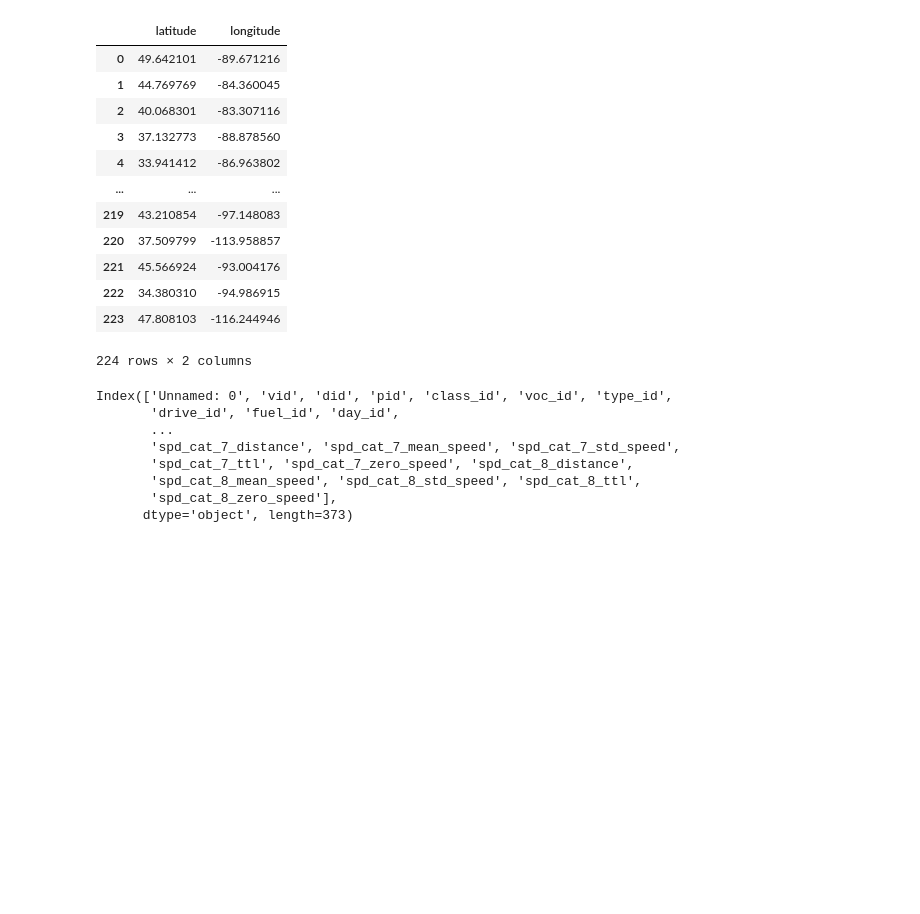
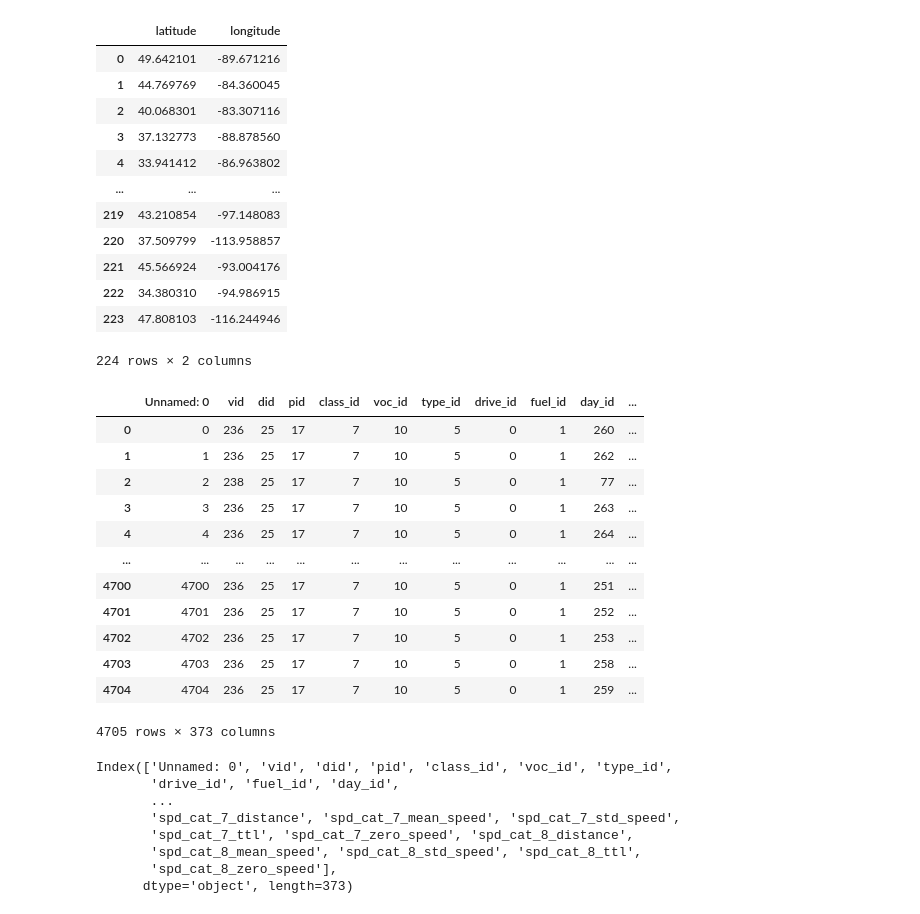
Before and after one commit to kvakada/TimeSeries-Analysis, a Jupyter notebook: Data Preprocessing/Fleet_Data_Inspection.ipynb, the cells around one changed output. Cells and saved outputs as stored; diff of their text form; code cells hidden in the pictures; blank space fills up the shorter version.

```diff
--- a/Data Preprocessing/Fleet_Data_Inspection.ipynb
+++ b/Data Preprocessing/Fleet_Data_Inspection.ipynb
@@ -42,6 +42,23 @@ df_random_locations
 | 222 | 34.380310 | -94.986915 |
 | 223 | 47.808103 | -116.244946 |
 224 rows × 2 columns
+# %%
+df_composite_data = pd.read_csv('/content/drive/MyDrive/Fleet Insight Dashboard/Initial Data/composite-data-for-fleet-dna-csv-1.csv')
+df_composite_data
+# %% [output]
+|  | Unnamed: 0 | vid | did | pid | class_id | voc_id | type_id | drive_id | fuel_id | day_id | ... |
+| 0 | 0 | 236 | 25 | 17 | 7 | 10 | 5 | 0 | 1 | 260 | ... |
+| 1 | 1 | 236 | 25 | 17 | 7 | 10 | 5 | 0 | 1 | 262 | ... |
+| 2 | 2 | 238 | 25 | 17 | 7 | 10 | 5 | 0 | 1 | 77 | ... |
+| 3 | 3 | 236 | 25 | 17 | 7 | 10 | 5 | 0 | 1 | 263 | ... |
+| 4 | 4 | 236 | 25 | 17 | 7 | 10 | 5 | 0 | 1 | 264 | ... |
+| ... | ... | ... | ... | ... | ... | ... | ... | ... | ... | ... | ... |
+| 4700 | 4700 | 236 | 25 | 17 | 7 | 10 | 5 | 0 | 1 | 251 | ... |
+| 4701 | 4701 | 236 | 25 | 17 | 7 | 10 | 5 | 0 | 1 | 252 | ... |
+| 4702 | 4702 | 236 | 25 | 17 | 7 | 10 | 5 | 0 | 1 | 253 | ... |
+| 4703 | 4703 | 236 | 25 | 17 | 7 | 10 | 5 | 0 | 1 | 258 | ... |
+| 4704 | 4704 | 236 | 25 | 17 | 7 | 10 | 5 | 0 | 1 | 259 | ... |
+4705 rows × 373 columns
 # %%
 df_composite_data.columns
 # %% [output]
```
Also changed, not shown: parts of 6 cells of this notebook.
